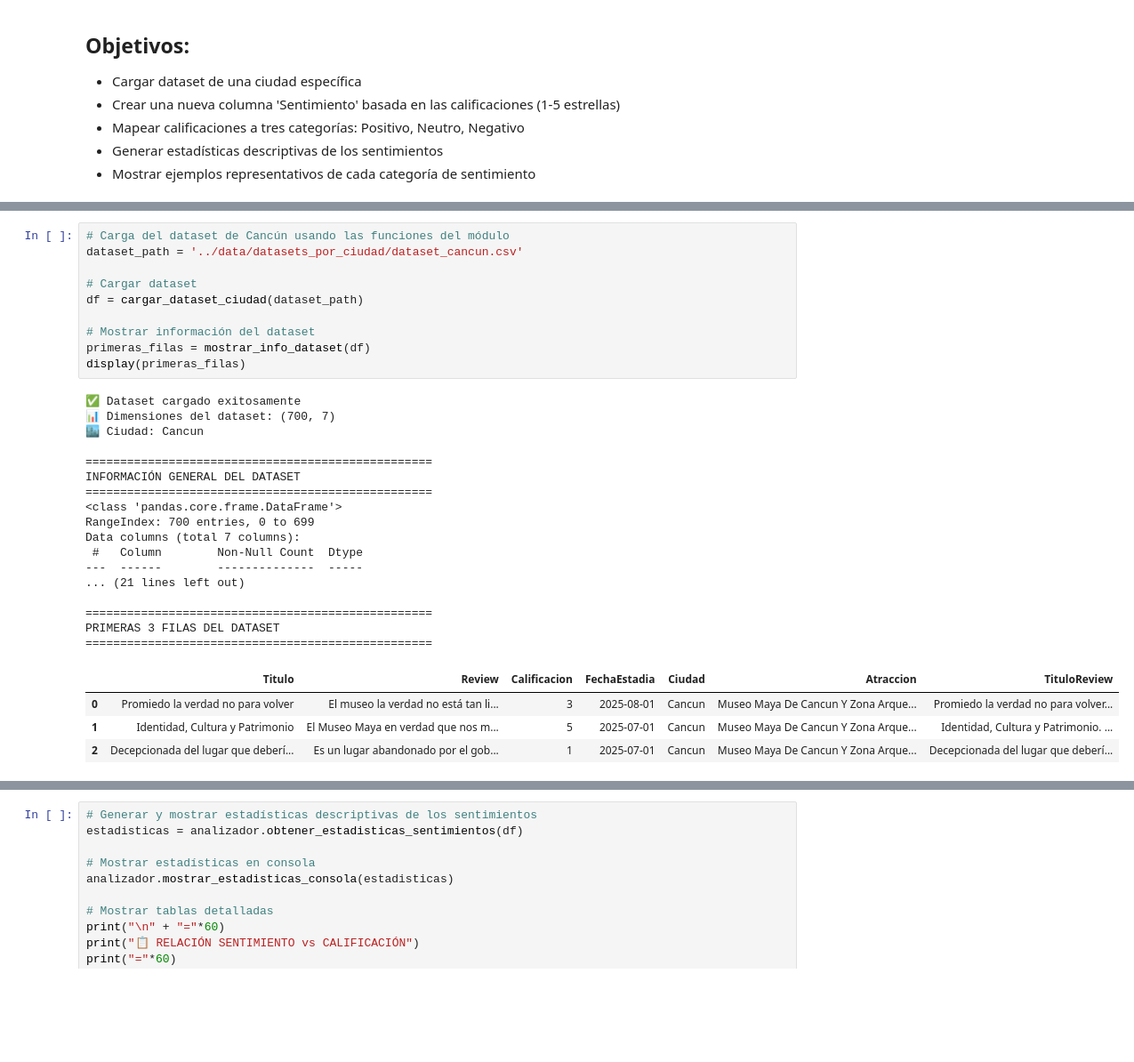
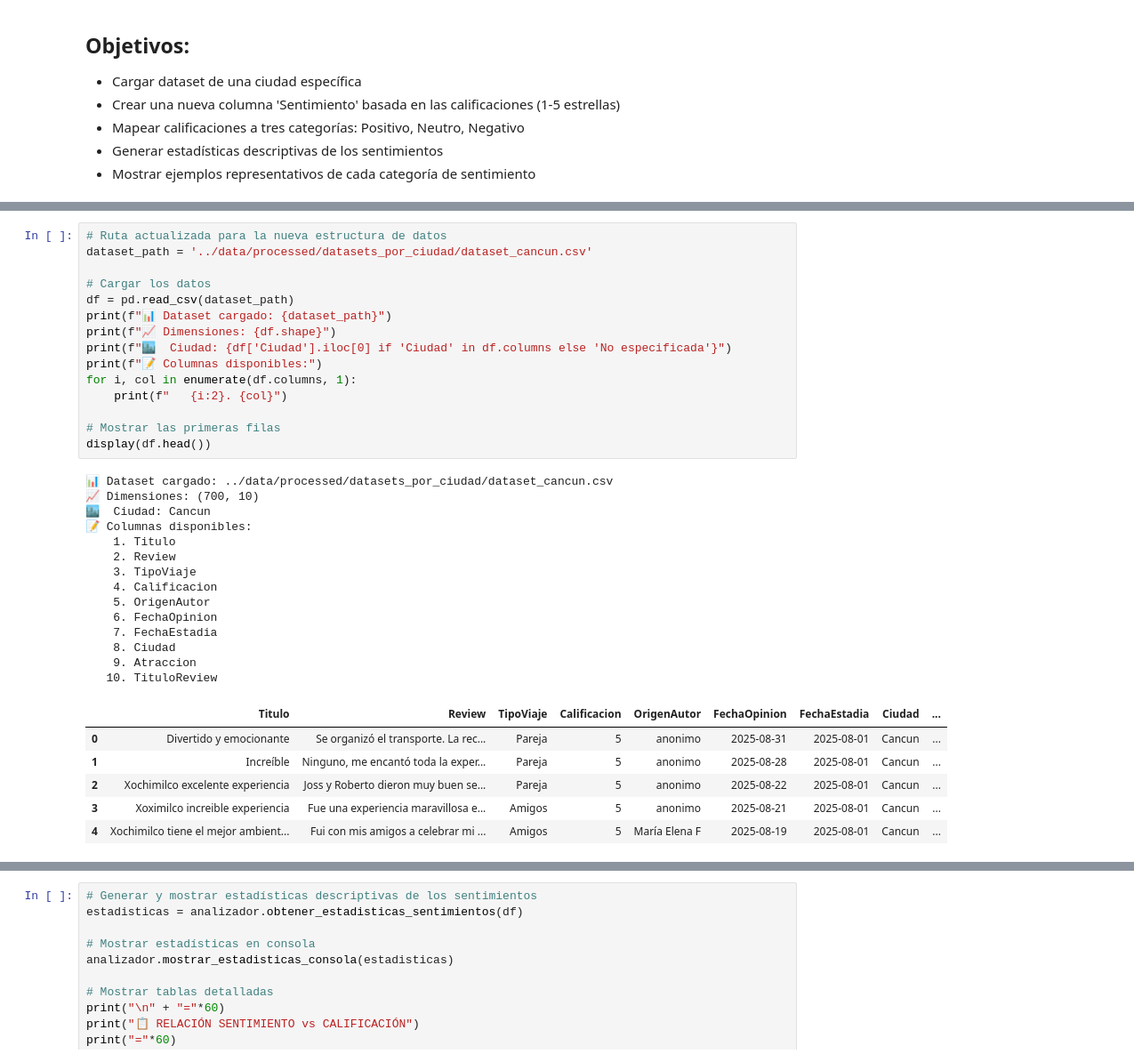
Before and after one commit to VictorWKey/AI-Tourism-Opinion-Analyzer, a Jupyter notebook: notebooks/02-analisis-de-sentimientos.ipynb, the cells around one changed output, grey strips where cells are left out. Shown at 89% size. Cells and saved outputs as stored; diff of their text form; blank space fills up the shorter version.

```diff
--- a/notebooks/02-analisis-de-sentimientos.ipynb
+++ b/notebooks/02-analisis-de-sentimientos.ipynb
@@ -42,35 +43,39 @@ print("📁 Usando: sentimientos/analizador_calificaciones.py")
 # %%
-# Carga del dataset de Cancún usando las funciones del módulo
-dataset_path = '../data/datasets_por_ciudad/dataset_cancun.csv'
+# Ruta actualizada para la nueva estructura de datos
+dataset_path = '../data/processed/datasets_por_ciudad/dataset_cancun.csv'
 
-# Cargar dataset
-df = cargar_dataset_ciudad(dataset_path)
+# Cargar los datos
+df = pd.read_csv(dataset_path)
+print(f"📊 Dataset cargado: {dataset_path}")
+print(f"📈 Dimensiones: {df.shape}")
+print(f"🏙️  Ciudad: {df['Ciudad'].iloc[0] if 'Ciudad' in df.columns else 'No especificada'}")
+print(f"📝 Columnas disponibles:")
+for i, col in enumerate(df.columns, 1):
+    print(f"   {i:2}. {col}")
 
-# Mostrar información del dataset
-primeras_filas = mostrar_info_dataset(df)
-display(primeras_filas)
+# Mostrar las primeras filas
+display(df.head())
 # %% [output]
-✅ Dataset cargado exitosamente
-📊 Dimensiones del dataset: (700, 7)
-🏙️ Ciudad: Cancun
-
-==================================================
-INFORMACIÓN GENERAL DEL DATASET
-==================================================
-<class 'pandas.core.frame.DataFrame'>
-RangeIndex: 700 entries, 0 to 699
-Data columns (total 7 columns):
- #   Column        Non-Null Count  Dtype
----  ------        --------------  -----
-... (21 lines left out)
-
-==================================================
-PRIMERAS 3 FILAS DEL DATASET
-==================================================
+📊 Dataset cargado: ../data/processed/datasets_por_ciudad/dataset_cancun.csv
+📈 Dimensiones: (700, 10)
+🏙️  Ciudad: Cancun
+📝 Columnas disponibles:
+    1. Titulo
+    2. Review
+    3. TipoViaje
+    4. Calificacion
+    5. OrigenAutor
+    6. FechaOpinion
+    7. FechaEstadia
+    8. Ciudad
+    9. Atraccion
+   10. TituloReview
-|  | Titulo | Review | Calificacion | FechaEstadia | Ciudad | Atraccion | TituloReview |
-| 0 | Promiedo la verdad no para volver | El museo la verdad no está tan li... | 3 | 2025-08-01 | Cancun | Museo Maya De Cancun Y Zona Arque... | Promiedo la verdad no para volver... |
-| 1 | Identidad, Cultura y Patrimonio | El Museo Maya en verdad que nos m... | 5 | 2025-07-01 | Cancun | Museo Maya De Cancun Y Zona Arque... | Identidad, Cultura y Patrimonio. ... |
-| 2 | Decepcionada del lugar que deberí... | Es un lugar abandonado por el gob... | 1 | 2025-07-01 | Cancun | Museo Maya De Cancun Y Zona Arque... | Decepcionada del lugar que deberí... |
+|  | Titulo | Review | TipoViaje | Calificacion | OrigenAutor | FechaOpinion | FechaEstadia | Ciudad | ... |
+| 0 | Divertido y emocionante | Se organizó el transporte. La rec... | Pareja | 5 | anonimo | 2025-08-31 | 2025-08-01 | Cancun | ... |
+| 1 | Increíble | Ninguno, me encantó toda la exper... | Pareja | 5 | anonimo | 2025-08-28 | 2025-08-01 | Cancun | ... |
+| 2 | Xochimilco excelente experiencia | Joss y Roberto dieron muy buen se... | Pareja | 5 | anonimo | 2025-08-22 | 2025-08-01 | Cancun | ... |
+| 3 | Xoximilco increible experiencia | Fue una experiencia maravillosa e... | Amigos | 5 | anonimo | 2025-08-21 | 2025-08-01 | Cancun | ... |
+| 4 | Xochimilco tiene el mejor ambient... | Fui con mis amigos a celebrar mi ... | Amigos | 5 | María Elena F | 2025-08-19 | 2025-08-01 | Cancun | ... |
 # %%
 # Inicializar el analizador de sentimientos (nueva clase modular)
 analizador = AnalizadorCalificaciones()
```
Also changed, not shown: parts of 12 cells of this notebook, 45 other files.
